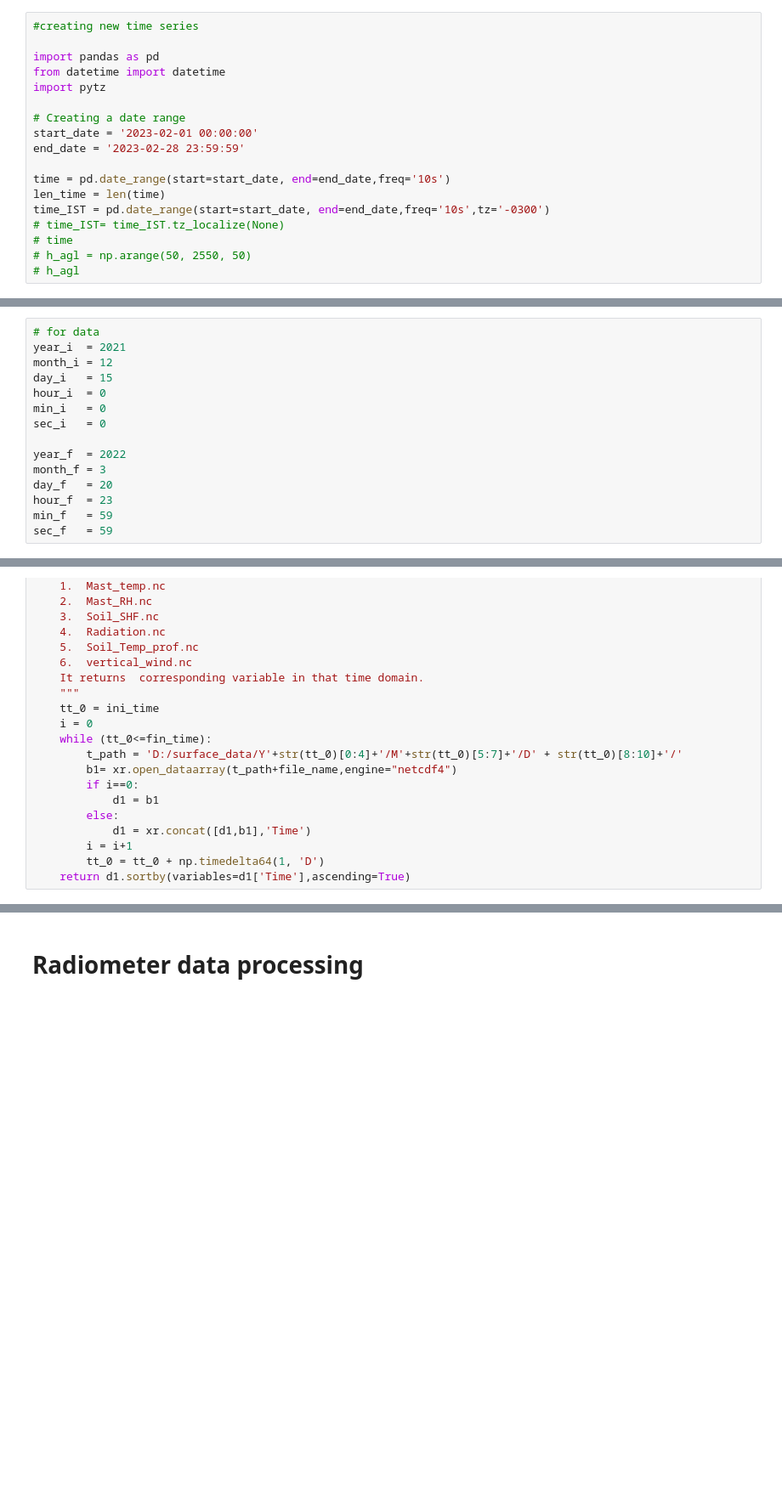
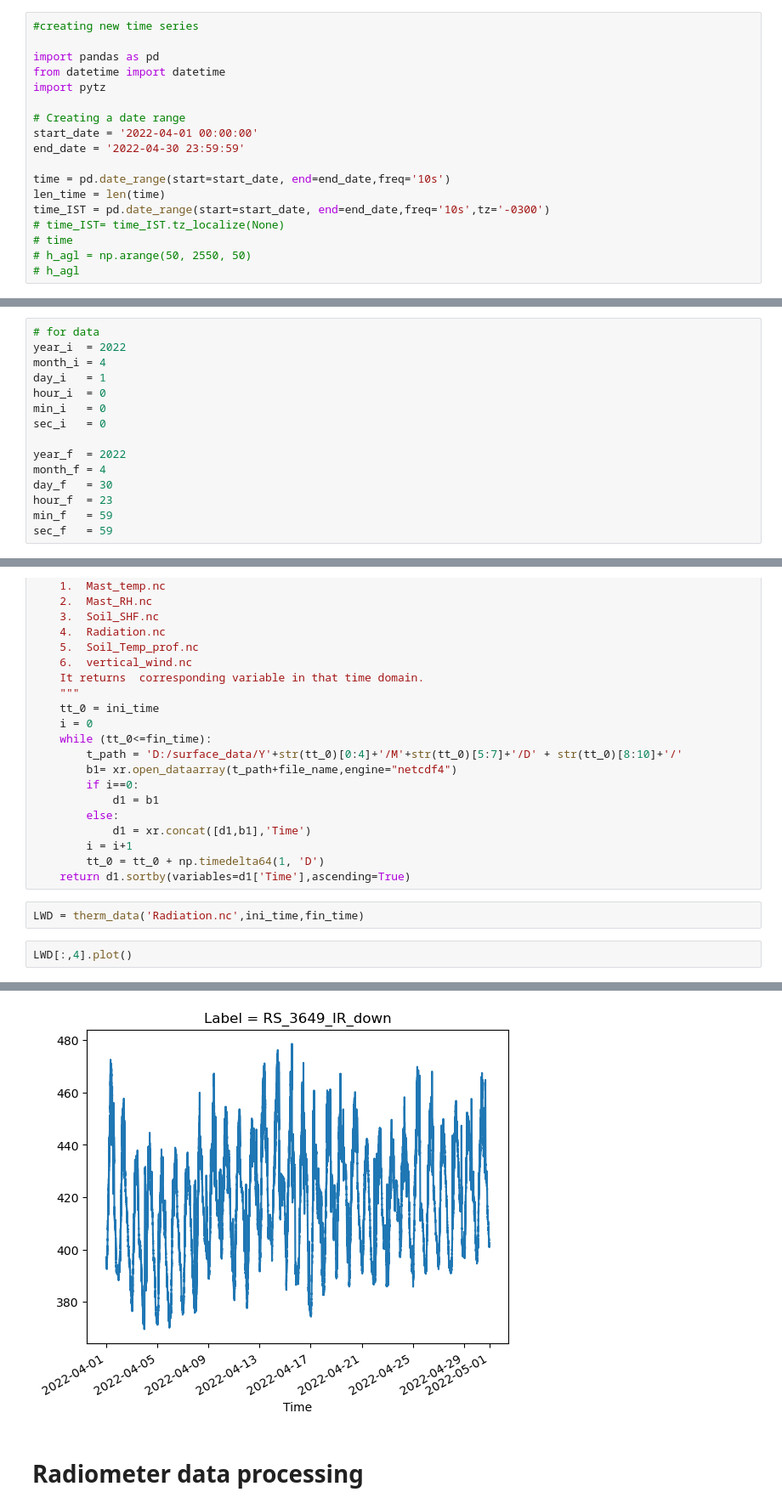
Before and after one commit to subham-banerjee54/atmopheric-analysis-codes, a Jupyter notebook: code/flux_calc.ipynb, the cells around one changed output, grey strips where cells are left out. Shown at 85% size. Drawn from its saved outputs; the diff is of its cells as text; blank space fills up the shorter version.

```diff
--- a/code/flux_calc.ipynb
+++ b/code/flux_calc.ipynb
@@ -506,8 +521,8 @@ from datetime import datetime
 import pytz
 
 # Creating a date range
-start_date = '2023-02-01 00:00:00'
-end_date = '2023-02-28 23:59:59'
+start_date = '2022-04-01 00:00:00'
+end_date = '2022-04-30 23:59:59'
 
 time = pd.date_range(start=start_date, end=end_date,freq='10s')
 len_time = len(time)
@@ -744,16 +759,16 @@ clear_days = np.load('D:/clear_days_betwn_2021-12-01_2022-04-01.npy')
 # clear_days
 # %%
 # for data
-year_i  = 2021
-month_i = 12
-day_i   = 15
+year_i  = 2022
+month_i = 4
+day_i   = 1
 hour_i  = 0
 min_i   = 0
 sec_i   = 0
 
 year_f  = 2022
-month_f = 3
-day_f   = 20
+month_f = 4
+day_f   = 30
 hour_f  = 23
 min_f   = 59
 sec_f   = 59
@@ -791,3 +806,8 @@ def therm_data(file_name, ini_time, fin_time):
         i = i+1
         tt_0 = tt_0 + np.timedelta64(1, 'D')
     return d1.sortby(variables=d1['Time'],ascending=True)
+# %%
+LWD = therm_data('Radiation.nc',ini_time,fin_time)
+# %%
+LWD[:,4].plot()
+# %% [output]
@@ -794,3 +815,4 @@ def therm_data(file_name, ini_time, fin_time):
+[figure, added]
 # %% [markdown]
 # Radiometer data processing
 # %%
```
Also changed, not shown: parts of 12 cells of this notebook.
